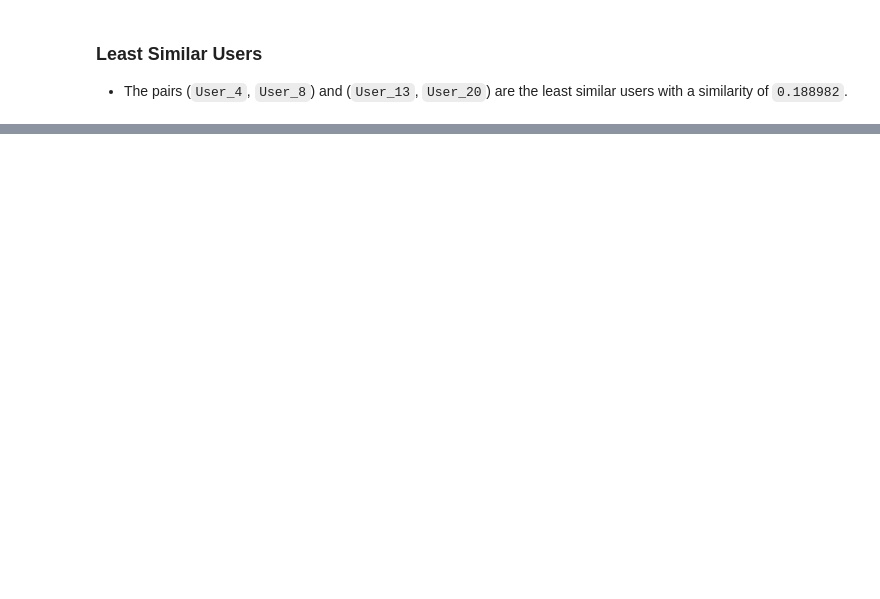
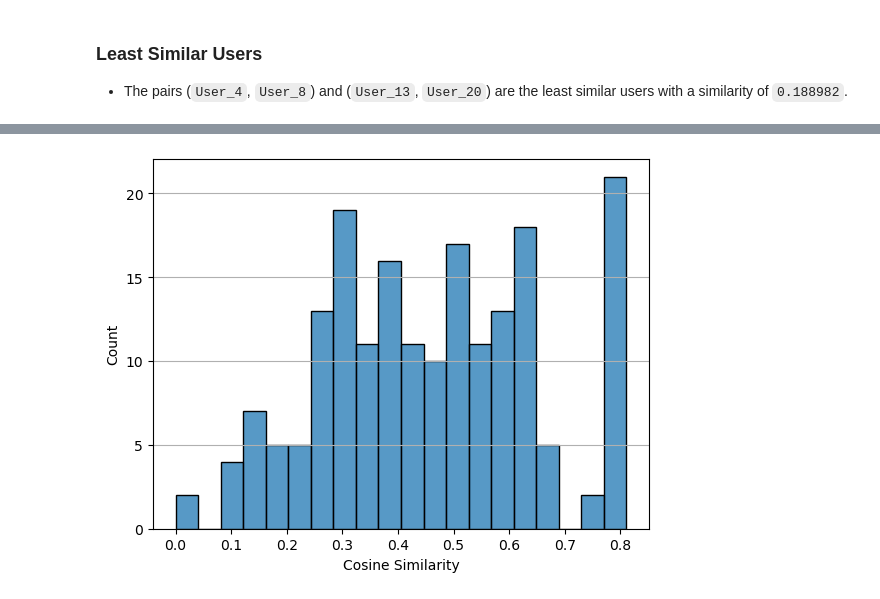
Before and after one commit to tgvp/Algoritmos-Recomendacao, a Jupyter notebook: src/rs-starter.ipynb, the cells around one changed output, grey strips where cells are left out. Cells and saved outputs as stored; diff of their text form; code cells hidden in the pictures; blank space fills up the shorter version.

```diff
--- a/src/rs-starter.ipynb
+++ b/src/rs-starter.ipynb
@@ -269,0 +290,8 @@ array(['User_1', 1, 1, 1, 1, 0, 0, 0, 1, 0, 0], dtype=object)
+# %%
+from scipy.spatial.distance import pdist, squareform
+
+pdist(df.values[0:2,1:], metric='cosine')
+
+# similarity matrix of all pairs
+similarity_matrix = pdist(df.values[:,1:], metric='cosine')
+similarity_matrix
@@ -269,0 +316,8 @@ array(['User_1', 1, 1, 1, 1, 0, 0, 0, 1, 0, 0], dtype=object)
+# %%
+sns.histplot(similarity_matrix, bins=20)
+plt.xlabel('Cosine Similarity')
+plt.yticks(range(0, 25, 5))
+plt.grid(axis='y')
+plt.show()
+# %% [output]
+[figure, added]
```
Also changed, not shown: parts of 14 cells of this notebook.
